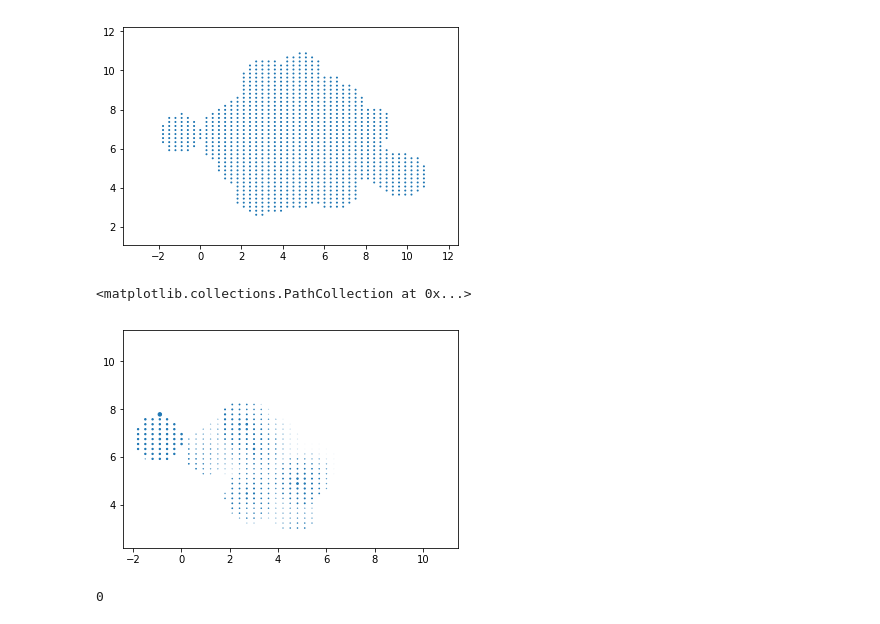
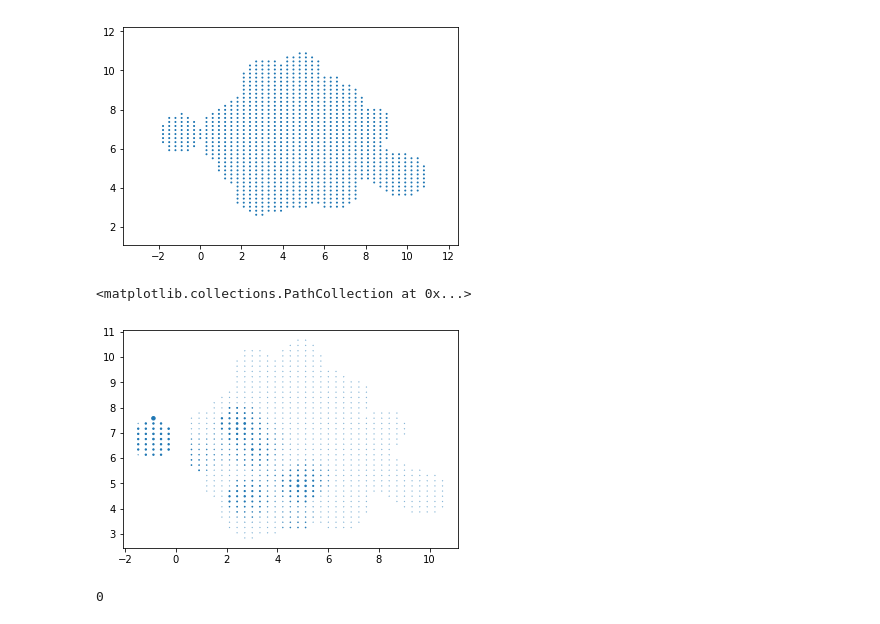
Before and after one commit to gomezlab/kinotypeClusteringAndRegression, a Jupyter notebook: src/14_kernelRegression.ipynb, the cells around one changed output. Saved outputs shown, nothing was run; the diff lists cells and outputs as text; code cells hidden in the pictures.

```diff
--- a/src/14_kernelRegression.ipynb
+++ b/src/14_kernelRegression.ipynb
@@ -722,13 +698,3 @@ levels
  12.050883845850642,
  21.08367411649759,
  42.86597966181427]
-# %%
-def get_grid_input(lims):
-    return np.arange(lims[0], lims[1], (lims[1] - lims[0])/50)
-
-# create a meshgrid to contour
-cntr_x, cntr_y = np.meshgrid(get_grid_input(x_lims), get_grid_input(y_lims))
-
-# fill the contours with model prediction
-grid_X = np.array(list(zip(cntr_x.flatten(), cntr_y.flatten())))
-#grid_X = plt_embed.inverse_transform(np.array(list(zip(cntr_x.flatten(), cntr_y.flatten()))))
@@ -744,6 +700,0 @@ plt.show()
-# %%
-cntr_x, cntr_y = np.meshgrid(get_grid_input(x_lims), get_grid_input(y_lims))
-
-# fill the contours with model prediction
-cntr_z = reg.predict(np.array(list(zip(cntr_x.flatten(), cntr_y.flatten()))))
-cntr_z = cntr_z.reshape(cntr_x.shape)
@@ -762,10 +704,10 @@ plt.scatter(cntr_x.flatten(), cntr_y.flatten(), s=[mindist(plt_coords, p)<1. for
 <matplotlib.collections.PathCollection at 0x...>
 [figure]
 # %%
-plt.scatter(cntr_x.flatten(), cntr_y.flatten(), s=cntr_z)
+plt.scatter(cntr_x.flatten(), cntr_y.flatten(), s=cntr_z+.05)
 # %% [output]
 <matplotlib.collections.PathCollection at 0x...>
-[figure, old version]
+[figure, new version]
 # %%
 np.sum(cntr_z == .001)
 # %% [output]
```
Also changed, not shown: parts of 25 cells of this notebook.
